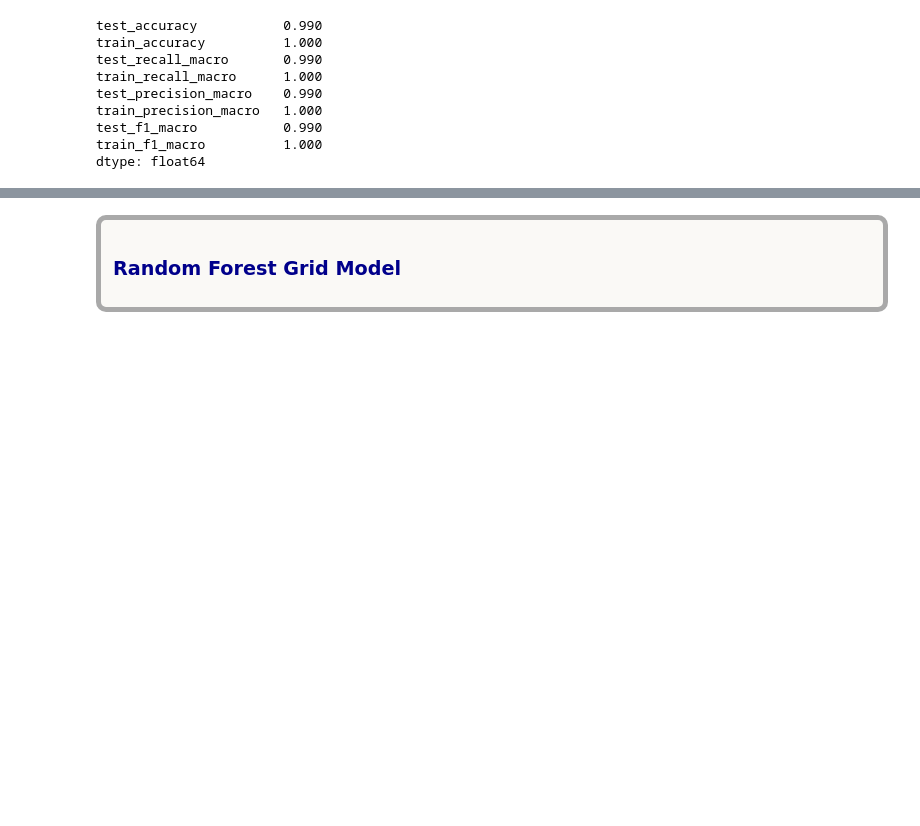
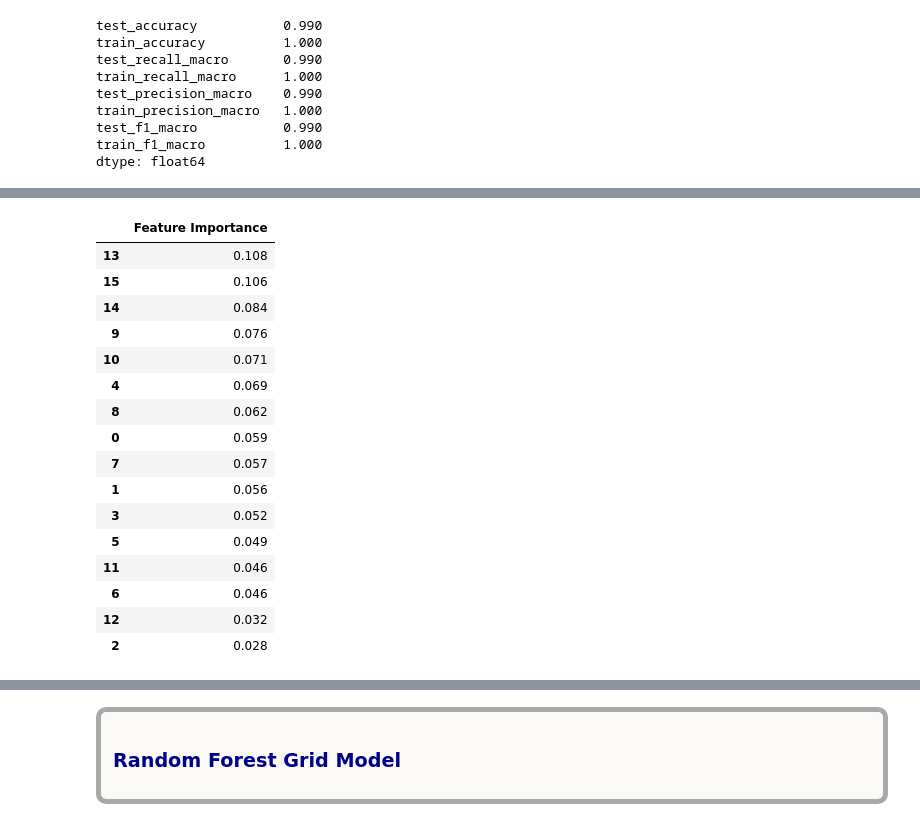
Before and after one commit to ssamiyavuzz/Hand_Written_Digits_Project, a Jupyter notebook: hand_written_digits.ipynb, the cells around one changed output, grey strips where cells are left out. Cells and saved outputs as stored; diff of their text form; code cells hidden in the pictures; blank space fills up the shorter version.

```diff
--- a/hand_written_digits.ipynb
+++ b/hand_written_digits.ipynb
@@ -580,0 +616,24 @@ dtype: float64
+# %%
+df_fi = pd.DataFrame(data = pipe_model["RF_model"].feature_importances_, #index=X.columns
+                              columns = ["Feature Importance"])
+
+df_fi = df_fi.sort_values("Feature Importance", ascending = False)
+df_fi
+# %% [output]
+|  | Feature Importance |
+| 13 | 0.108 |
+| 15 | 0.106 |
+| 14 | 0.084 |
+| 9 | 0.076 |
+| 10 | 0.071 |
+| 4 | 0.069 |
+| 8 | 0.062 |
+| 0 | 0.059 |
+| 7 | 0.057 |
+| 1 | 0.056 |
+| 3 | 0.052 |
+| 5 | 0.049 |
+| 11 | 0.046 |
+| 6 | 0.046 |
+| 12 | 0.032 |
+| 2 | 0.028 |
```
Also changed, not shown: parts of 17 cells of this notebook.
